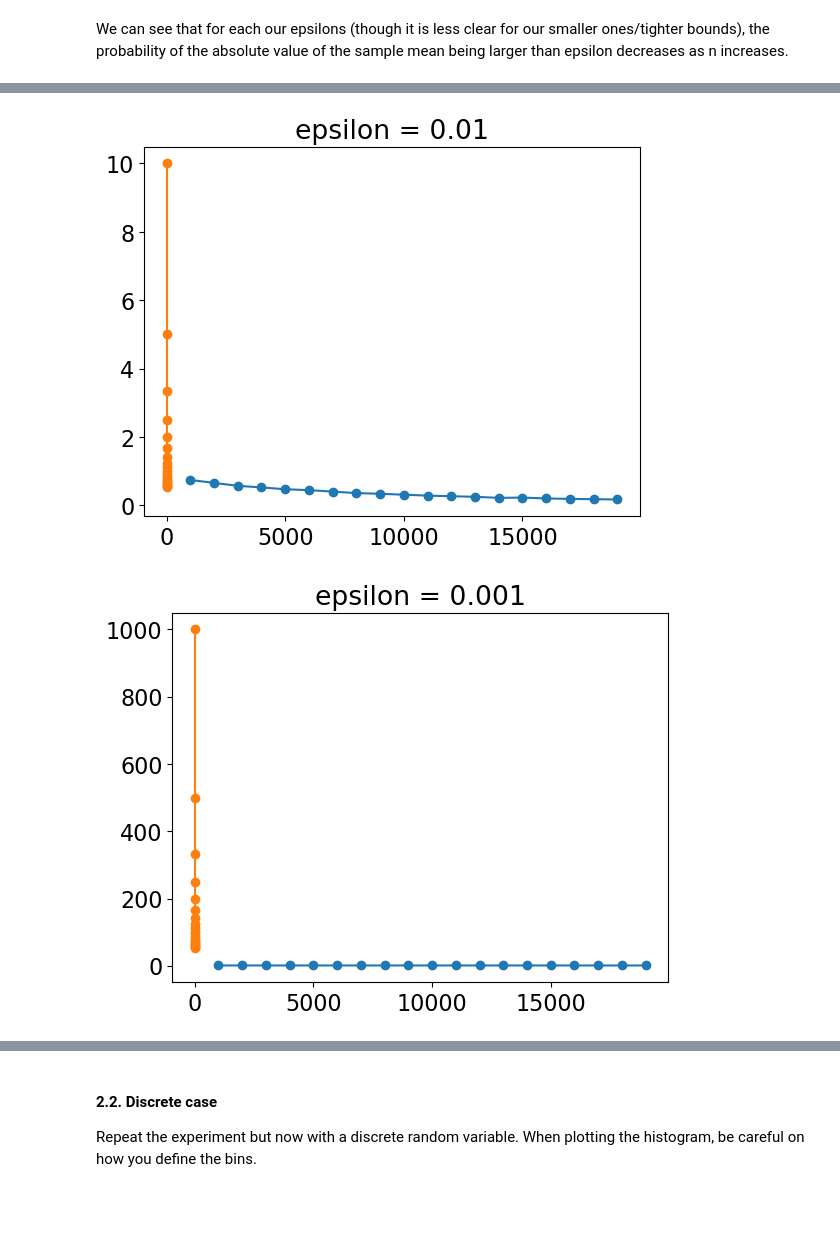
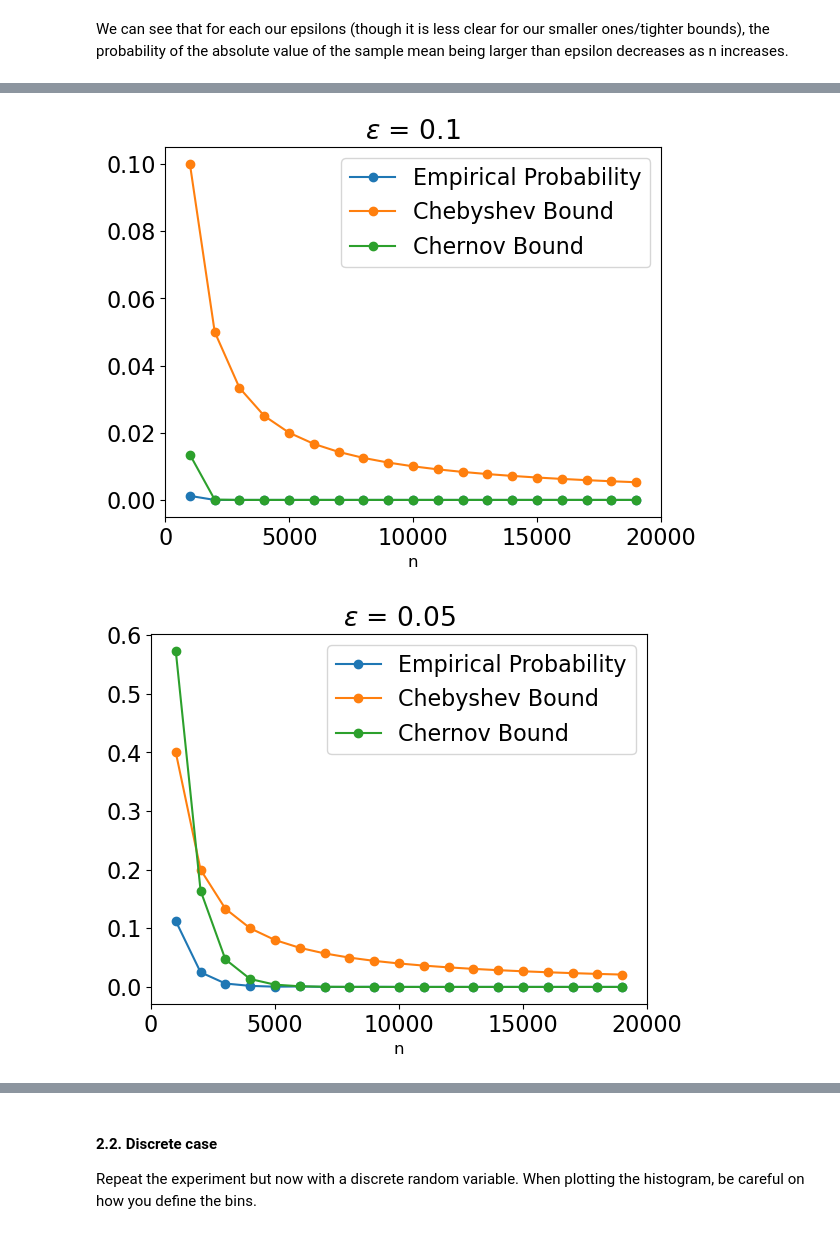
Before and after one commit to UCB-stat-201a-fall23/project02-ijyliu, a Jupyter notebook: Project02-Concentration.ipynb, the cells around one changed output, grey strips where cells are left out. Saved outputs shown, nothing was run; the diff lists cells and outputs as text; code cells hidden in the pictures; blank space fills up the shorter version.

```diff
--- a/Project02-Concentration.ipynb
+++ b/Project02-Concentration.ipynb
@@ -131,7 +131,7 @@ Now, instead of evaluating the value of $\bar X_n$, compute the probability $\ma
 # n to plot
 n_to_try = np.arange(1000, 20_000, 1000)
 # epsilon to plot
-epsilon_to_try = [0.01, 0.001, 0.0001]
+epsilon_to_try = [0.1, 0.05, 0.01, 0.005]
 
 # Empty dataframe to store results
 # prob_est will be an empirical estimation of the probability - the share of times the sample mean is greater than epsilon
@@ -153,13 +153,19 @@ for n_val in n_to_try:
 # %%
 # Plot the results for each epsilon
 for epsilon_val in epsilon_to_try:
-    plt.plot(results_df[results_df['epsilon'] == epsilon_val]['n'], results_df[results_df['epsilon'] == epsilon_val]['prob_est'], 'o-', label=f'epsilon = {epsilon_val}')
+    # Get n values for epsilon
+    n_vals = np.array(results_df[results_df['epsilon'] == epsilon_val]['n'])
+    # Get probability estimates for epsilon
+    prob_est_vals = np.array(results_df[results_df['epsilon'] == epsilon_val]['prob_est'])
+    # Plot
+    plt.plot(n_vals, prob_est_vals, 'o-', label=f'epsilon = {epsilon_val}')
     # X-values of 0, 5000, 10000, 15000, 20000
     plt.xticks(np.arange(0, 25_000, 5000))
     # Y-axis label of empirical probability
     plt.ylabel('Empirical Probability', fontsize=12)
     # X-axis label of n
     plt.xlabel('n', fontsize=12)
+    # Title of plot
     plt.title('$\epsilon$ = ' + str(epsilon_val))
     plt.show()
 # %% [output]
@@ -183,16 +190,29 @@ At the end of the day, you should obtain something like this
 
 <img src="solution_1_34.png" alt="Solution" />
 # %%
-# Do with gaussian 0, 1
-
-# Plot the results for each epsilon
+# Plot the results for each epsilon from our standard normal
 for epsilon_val in epsilon_to_try:
-    plt.plot(results_df[results_df['epsilon'] == epsilon_val]['n'], results_df[results_df['epsilon'] == epsilon_val]['prob_est'], 'o-', label=f'epsilon = {epsilon_val}')
-    # Plot chebyshev upper bound
-    plt.plot(1 / (results_df[results_df['epsilon'] == epsilon_val]['n'] * epsilon_val ** 2), 'o-', label=f'Chebyshev Bound')
-    # Plot chernoff upper bound
-    plt.title('epsilon = ' + str(epsilon_val))
+    # Get n_values for epsilon
+    n_vals = np.array(results_df[results_df['epsilon'] == epsilon_val]['n'])
+    # Get probability estimates for epsilon
+    prob_est_vals = np.array(results_df[results_df['epsilon'] == epsilon_val]['prob_est'])
+    # Plot empirical probability
+    plt.plot(n_vals, prob_est_vals, 'o-', label=f'Empirical Probability')
+    # Plot Chebyshev bound
+    plt.plot(n_vals, (np.reciprocal(n_vals * (epsilon_val ** 2))), 'o-', label=f'Chebyshev Bound')
+    # Plot Chernov bound
+    # Annoying fix: https://stackoverflow.com/questions/47966728/how-to-fix-float-object-has-no-attribute-exp
+    plt.plot(n_vals, (2 * np.exp((np.multiply(n_vals, (- (1 / 2)) * (epsilon_val ** 2))).astype(float))), 'o-', label=f'Chernov Bound')
+    # X-values of 0, 5000, 10000, 15000, 20000
+    plt.xticks(np.arange(0, 25_000, 5000))
+    # X-axis label of n
+    plt.xlabel('n', fontsize=12)
+    # Title of plot
+    plt.title('$\epsilon$ = ' + str(epsilon_val))
+    # Legend
+    plt.legend()
+    # X-axis label of n
     plt.show()
 # %% [output]
-[figure, old version]
+[figure, new version]
-[figure, old version]
+[figure, new version]
```
Also changed, not shown: parts of 8 cells of this notebook.
